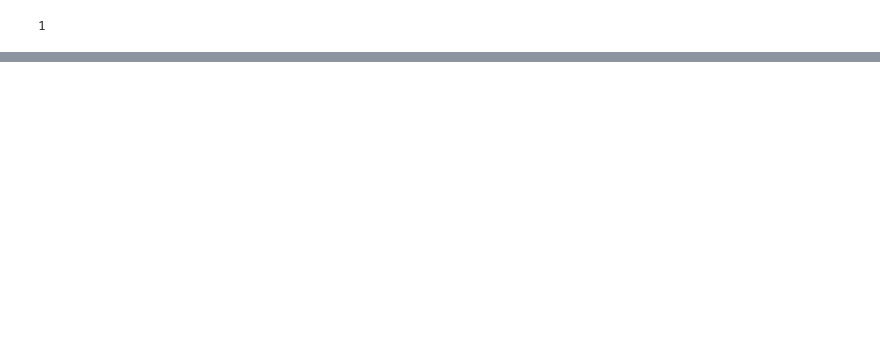
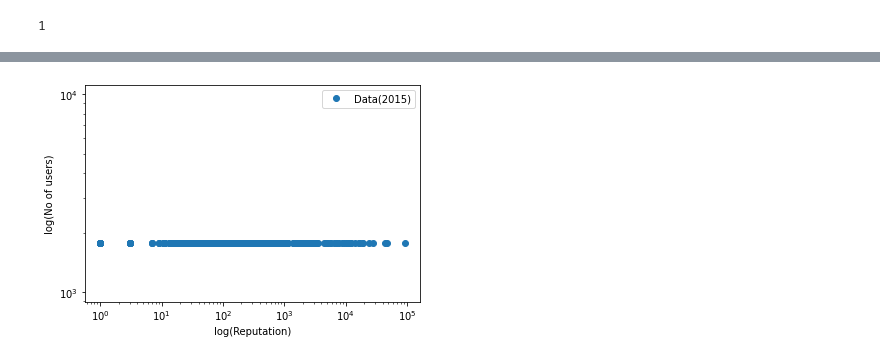
Before and after one commit to ngarg2lakehead/Reputation-System, a Jupyter notebook: Project.ipynb, the cells around one changed output, grey strips where cells are left out. Drawn from its saved outputs; the diff is of its cells as text; code cells hidden in the pictures; blank space fills up the shorter version.

```diff
--- a/Project.ipynb
+++ b/Project.ipynb
@@ -41,3 +60,3 @@ Name: PostTypeId, dtype: int64
 # %%
-users = pd.read_xml("./updated_database/users.xml")
+df_users = pd.read_xml("./updated_database/users.xml")
 # %%
@@ -94,0 +152,30 @@ accepted.head(2)
+# %%
+df_users_2015 = df_users[df_users['Year']==2015]
+df_users_2016 = df_users[df_users['Year']==2016]
+df_users_2017 = df_users[df_users['Year']==2017]
+df_users_2018 = df_users[df_users['Year']==2018]
+df_users_2019 = df_users[df_users['Year']==2019]
+df_users_2020 = df_users[df_users['Year']==2020]
+df_users_2021 = df_users[df_users['Year']==2021]
+# %%
+x = np.array(df_users_2015['Reputation'])
+y = np.array(len(df_users_2015))
+
+
+# Create a Pandas DataFrame with the original data and the fitted curve
+df = pd.DataFrame({'x': x, 'y': y})
+
+# Plot the data and the fitted curve using Matplotlib
+plt.plot(df['x'], df['y'], 'o', label='Data(2015)')
+
+# set x and y labels
+plt.xlabel('log(Reputation)')
+plt.ylabel('log(No of users)')
+
+plt.yscale('log')
+plt.xscale('log')
+
+plt.legend()
+plt.show()
+# %% [output]
+[figure, added]
```
Also changed, not shown: parts of 37 cells of this notebook.
